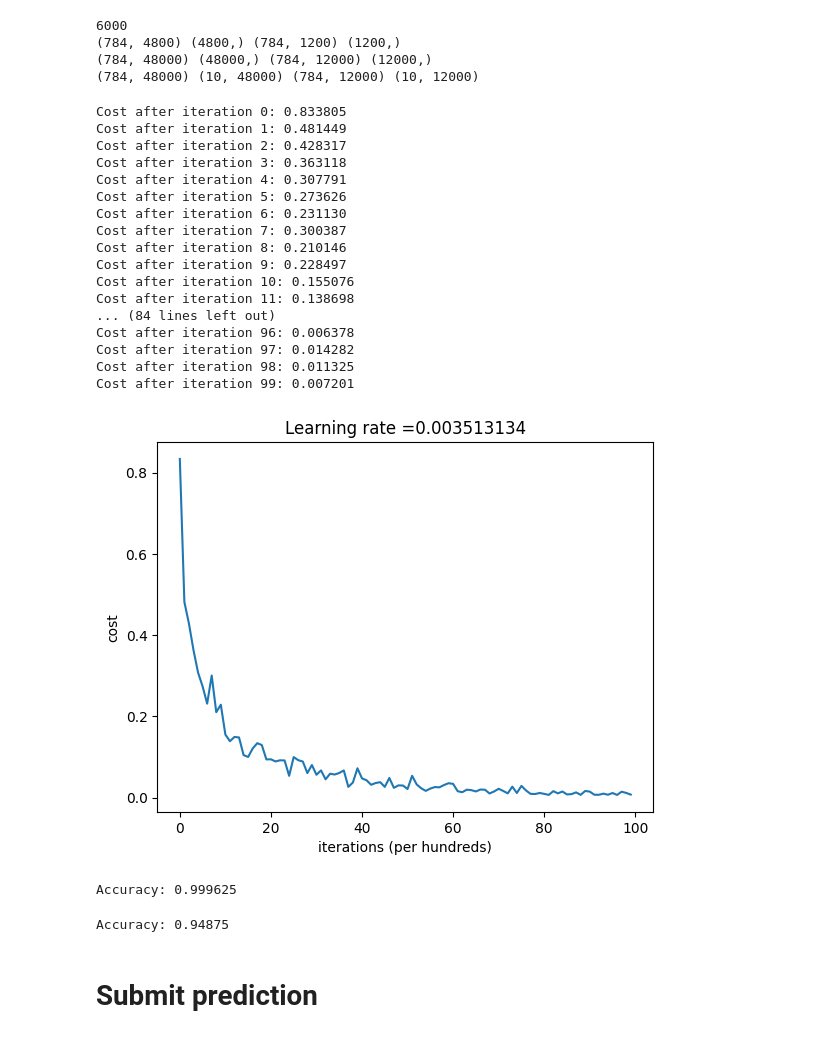
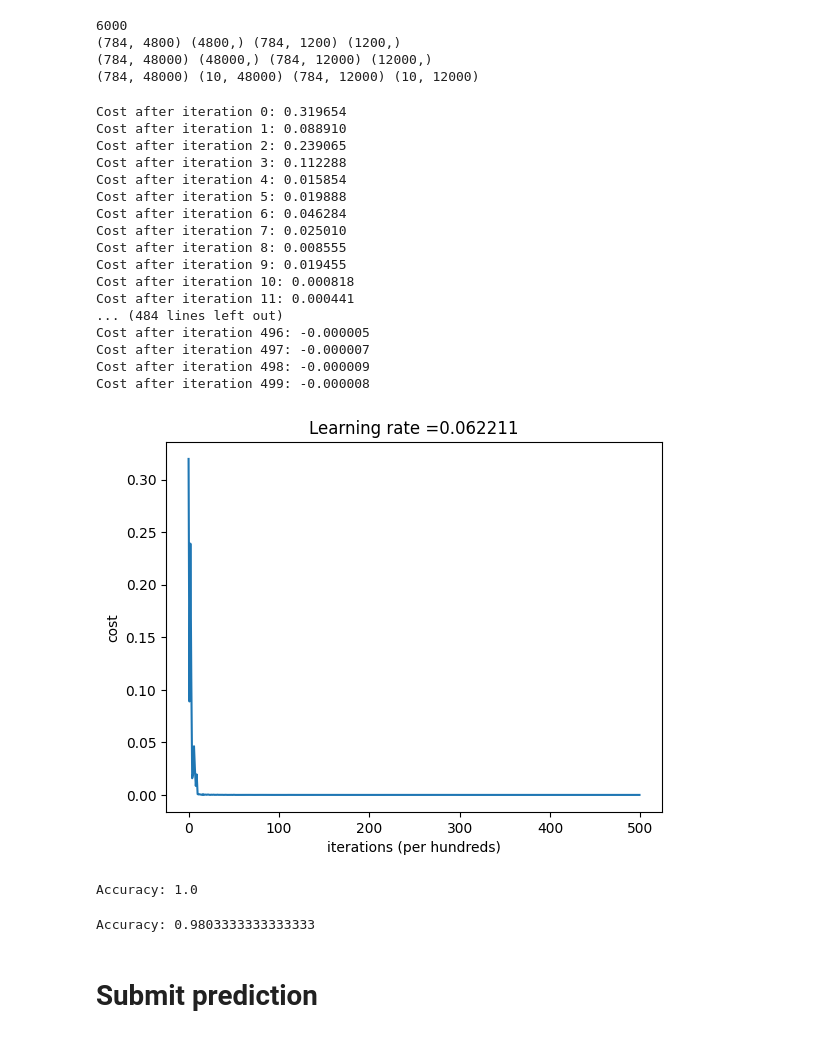
Before and after one commit to owen920831/Machine-Learning, a Jupyter notebook: hw3/HW3_Neural_Network.ipynb, the cells around one changed output. Cells and saved outputs as stored; diff of their text form; code cells hidden in the pictures.

```diff
--- a/hw3/HW3_Neural_Network.ipynb
+++ b/hw3/HW3_Neural_Network.ipynb
@@ -1296,10 +1296,10 @@ shape of X_val: (30, 100) shape of y_val: (1, 100)
 # %%
 # GRADED CODE: binary classification
 ### START CODE HERE ###
-layers_dims = [30, 128, 56, 27, 9, 1]
-activation_fn = ["relu", "relu", "relu", "relu", "sigmoid"]
-learning_rate = 0.04
-num_iterations = 10000     #repeats
+layers_dims = [30, 108, 54, 27, 1]
+activation_fn = ["relu", "relu", "relu", "sigmoid"]
+learning_rate = 0.0993652
+num_iterations = 3269     #repeats
 print_cost = True
 classes = 2
 costs = []                        # keep track of cost
@@ -1458,9 +1458,8 @@ plt.show()
 
 # GRADED CODE: multi-class classification (Data preprocessing)
 ### START CODE HERE ###
-n_rows = X.shape[0]
-for row in range(n_rows) :
-    X[row] = (X[row] - X[row].min()) / (X[row].max() - X[row].min())
+X_train = X_train.reshape(X_train.shape[0], X_train.shape[1]*X_train.shape[2]).T
+X_test = X_test.reshape(X_test.shape[0], X_test.shape[1]*X_test.shape[2]).T
 ### END CODE HERE ###
 
 print("shape of X_train: " + str(X_train.shape))
@@ -1469,8 +1468,11 @@ print("shape of X_test: " + str(X_test.shape))
 
 # GRADED CODE: multi-class classification (Data preprocessing)
 ### START CODE HERE ###
-X_train = X_train.reshape(X_train.shape[0], X_train.shape[1]*X_train.shape[2]).T
-X_test = X_test.reshape(X_test.shape[0], X_test.shape[1]*X_test.shape[2]).T
+
+
+X_train = np.divide(X_train, 255)
+
+X_test = np.divide(X_test, 255)
 #y_train = y_train.reshape(y_train.shape[0], 1).T
 #print(y_train)
 ### END CODE HERE ###
@@ -1568,12 +1570,11 @@ def random_mini_batches(X, Y, mini_batch_size = 64):
 
     return mini_batches
 
-
-layers_dims = [784, 450, 279, 128, 61, 10]
-activation_fn = ["relu", "relu","relu", "relu", "softmax"]
-learning_rate = 0.003413134
-num_iterations = 100
-batch_size = 600
+layers_dims = [784, 888, 444, 222, 111, 56, 10]
+activation_fn = ["relu", "relu", "relu", "relu", "relu", "softmax"]
+learning_rate = 0.062211
+num_iterations = 500
+batch_size = 64
 print_cost = True
 classes = 10
 costs = []                         # keep track of cost
@@ -1585,62 +1586,62 @@ for i in range(0, num_iterations):
     for batch in mini_batches:
         x_batch, y_batch = batch
 
         # forward
         #x_batch = x_batch.T
         AL = model.forward(x_batch)
 
         # compute cost
         if classes == 2:
             cost = compute_BCE_cost(AL, y_batch)
         else:
             cost = compute_CCE_cost(AL, y_batch)
 
         # backward
         dA_prev = model.backward(AL, y_batch)
         # update
         model.update(learning_rate)
 
     if print_cost and i % 1 == 0:
         print ("Cost after iteration %i: %f" %(i, cost))
         costs.append(cost)
 
 # plot the cost
 plt.plot(np.squeeze(costs))
 plt.ylabel('cost')
 plt.xlabel('iterations (per hundreds)')
 plt.title("Learning rate =" + str(learning_rate))
 plt.show()
 ### END CODE HERE ###
 # %% [output]
-Cost after iteration 0: 0.833805
-Cost after iteration 1: 0.481449
-Cost after iteration 2: 0.428317
-Cost after iteration 3: 0.363118
-Cost after iteration 4: 0.307791
-Cost after iteration 5: 0.273626
-Cost after iteration 6: 0.231130
-Cost after iteration 7: 0.300387
-Cost after iteration 8: 0.210146
-Cost after iteration 9: 0.228497
-Cost after iteration 10: 0.155076
-Cost after iteration 11: 0.138698
-... (84 lines left out)
-Cost after iteration 96: 0.006378
-Cost after iteration 97: 0.014282
-Cost after iteration 98: 0.011325
-Cost after iteration 99: 0.007201
+Cost after iteration 0: 0.319654
+Cost after iteration 1: 0.088910
+Cost after iteration 2: 0.239065
+Cost after iteration 3: 0.112288
+Cost after iteration 4: 0.015854
+Cost after iteration 5: 0.019888
+Cost after iteration 6: 0.046284
+Cost after iteration 7: 0.025010
+Cost after iteration 8: 0.008555
+Cost after iteration 9: 0.019455
+Cost after iteration 10: 0.000818
+Cost after iteration 11: 0.000441
+... (484 lines left out)
+Cost after iteration 496: -0.000005
+Cost after iteration 497: -0.000007
+Cost after iteration 498: -0.000009
+Cost after iteration 499: -0.000008
-[figure, old version]
+[figure, new version]
 # %%
 pred_train = predict(X_train, y_train, model, 10)
 # %% [output]
-Accuracy: 0.999625
+Accuracy: 1.0
 # %%
 #You can check for your validation accuracy here. (Optional)
 ### START CODE HERE ###
 pred_val = predict(X_val, y_val, model, 10)
 ### END CODE HERE ###
 # %% [output]
-Accuracy: 0.94875
+Accuracy: 0.9803333333333333
 # %%
 pred_test = predict(X_test, None, model, 10)
 output["advanced_pred_test"] = pred_test
```
Also changed, not shown: parts of 5 cells of this notebook, 1 other file.
